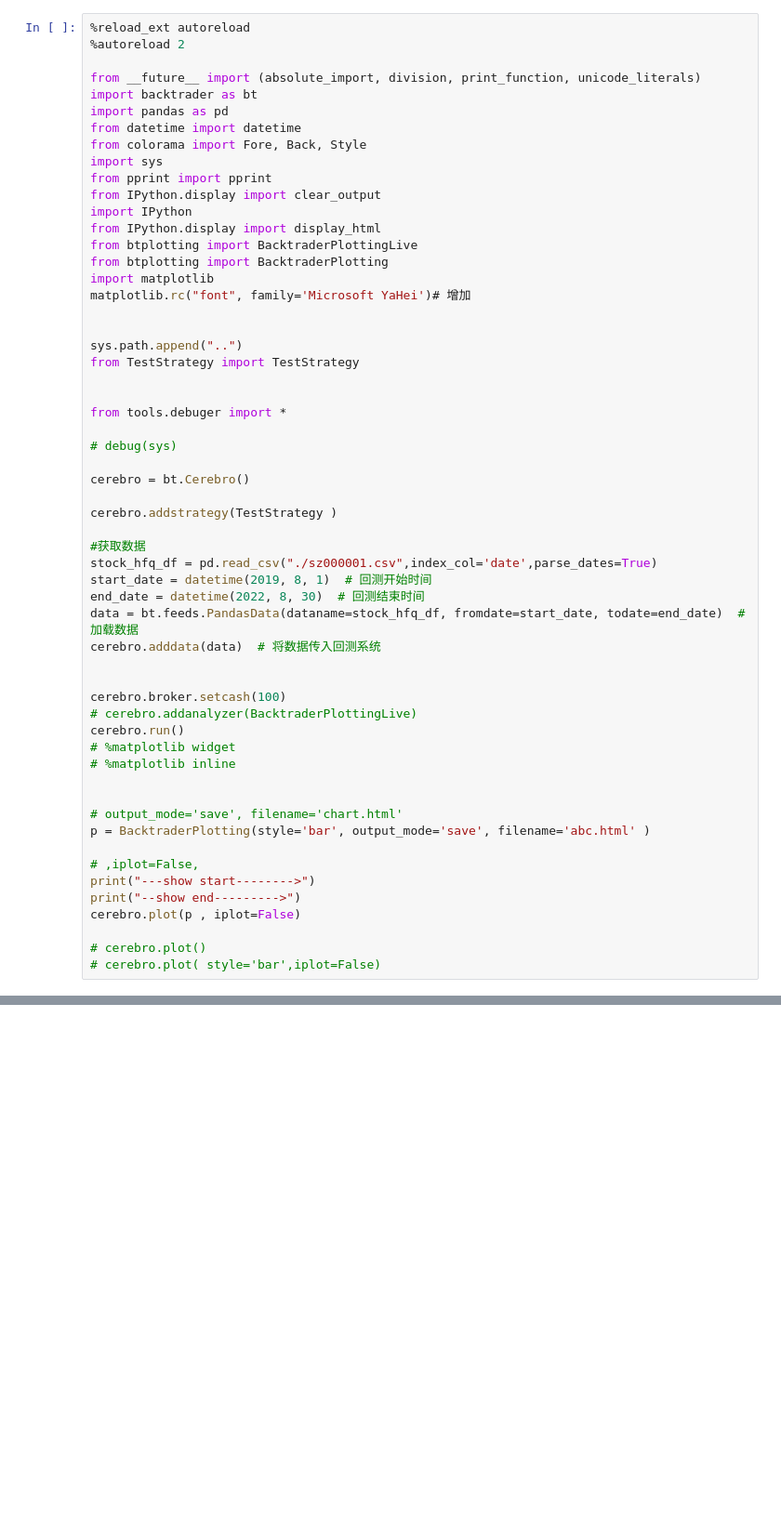
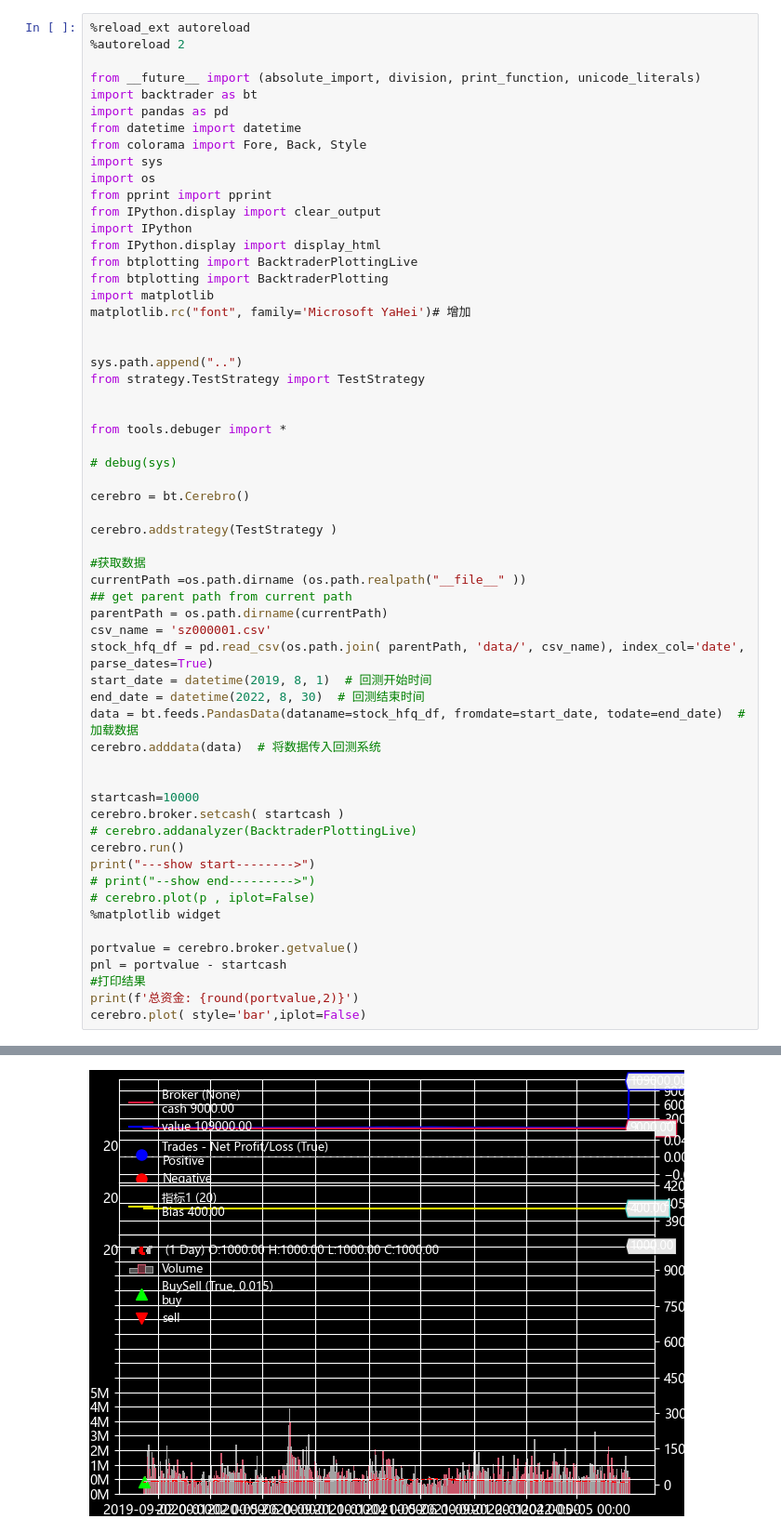
Before and after one commit to quantweb3/python-api, a Jupyter notebook: books/bt.ipynb, the cells around one changed output, grey strips where cells are left out. Shown: that part at 93% size. Drawn from its saved outputs; the diff is of its cells as text; blank space fills up the shorter version.

```diff
--- a/books/bt.ipynb
+++ b/books/bt.ipynb
@@ -8,6 +8,7 @@ import pandas as pd
 from datetime import datetime
 from colorama import Fore, Back, Style
 import sys
+import os
 from pprint import pprint
 from IPython.display import clear_output
 import IPython
@@ -19,7 +20,7 @@ matplotlib.rc("font", family='Microsoft YaHei')# 增加
 
 
 sys.path.append("..")
-from TestStrategy import TestStrategy
+from strategy.TestStrategy import TestStrategy
 
 
 from tools.debuger import *
@@ -31,27 +32,29 @@ cerebro = bt.Cerebro()
 cerebro.addstrategy(TestStrategy )
 
 #获取数据
-stock_hfq_df = pd.read_csv("./sz000001.csv",index_col='date',parse_dates=True)
+currentPath =os.path.dirname (os.path.realpath("__file__" ))
+## get parent path from current path
+parentPath = os.path.dirname(currentPath)
+csv_name = 'sz000001.csv'
+stock_hfq_df = pd.read_csv(os.path.join( parentPath, 'data/', csv_name), index_col='date', parse_dates=True)
 start_date = datetime(2019, 8, 1)  # 回测开始时间
 end_date = datetime(2022, 8, 30)  # 回测结束时间
 data = bt.feeds.PandasData(dataname=stock_hfq_df, fromdate=start_date, todate=end_date)  # 加载数据
 cerebro.adddata(data)  # 将数据传入回测系统
 
 
-cerebro.broker.setcash(100)
+startcash=10000
+cerebro.broker.setcash( startcash )
 # cerebro.addanalyzer(BacktraderPlottingLive)
 cerebro.run()
-# %matplotlib widget
-# %matplotlib inline
+print("---show start-------->")
+# print("--show end--------->")
+# cerebro.plot(p , iplot=False)
+%matplotlib widget
 
-
-# output_mode='save', filename='chart.html'
-p = BacktraderPlotting(style='bar', output_mode='save', filename='abc.html' )
-
-# ,iplot=False,
-print("---show start-------->")
-print("--show end--------->")
-cerebro.plot(p , iplot=False)
-
-# cerebro.plot()
-# cerebro.plot( style='bar',iplot=False)
+portvalue = cerebro.broker.getvalue()
+pnl = portvalue - startcash
+#打印结果
+print(f'总资金: {round(portvalue,2)}')
+cerebro.plot( style='bar',iplot=False)
+# %% [output]
@@ -57,0 +73 @@ cerebro.plot(p , iplot=False)
+[figure, added]
```
Also changed, not shown: parts of 1 cell of this notebook, 15 other files.
